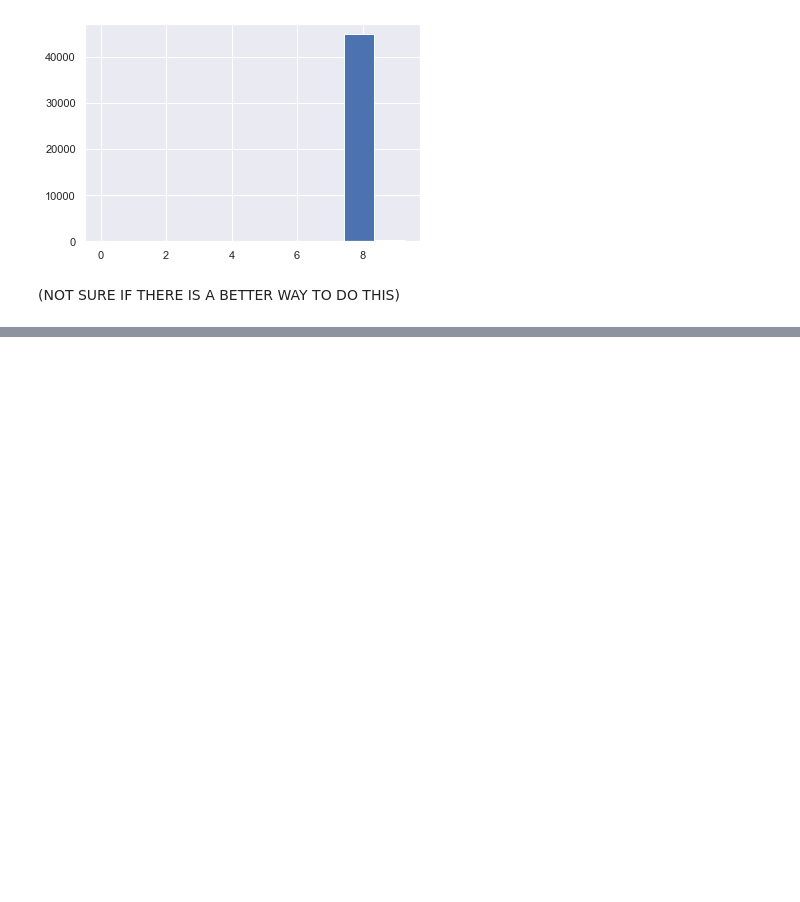
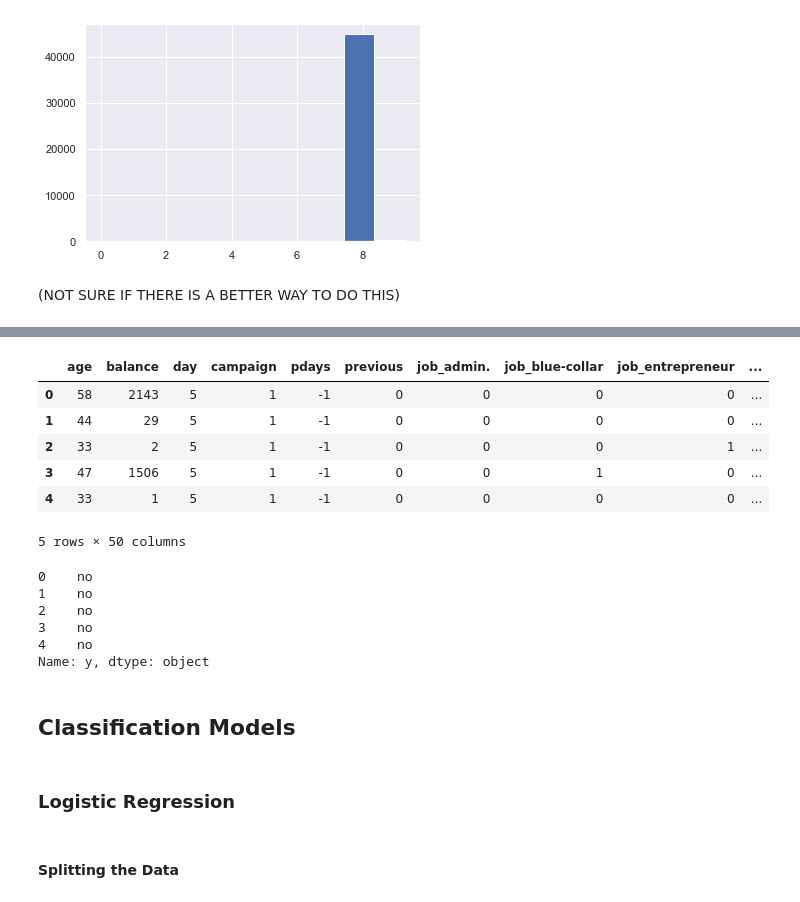
Before and after one commit to janecondon/Bank-Marketing-Campaign-Project, a Jupyter notebook: Bank Marketing Campaign Project.ipynb, the cells around one changed output, grey strips where cells are left out. Saved outputs shown, nothing was run; the diff lists cells and outputs as text; code cells hidden in the pictures; blank space fills up the shorter version.

Commit message:
Added logistic regression models
Not finished, going to fix later and add random forest, SVM, etc.

```diff
--- a/Bank Marketing Campaign Project.ipynb
+++ b/Bank Marketing Campaign Project.ipynb
@@ -230,0 +304,25 @@ plt.hist(campaign_boxcox)
+# %%
+X_2.head()
+# %% [output]
+|  | age | balance | day | campaign | pdays | previous | job_admin. | job_blue-collar | job_entrepreneur | ... |
+| 0 | 58 | 2143 | 5 | 1 | -1 | 0 | 0 | 0 | 0 | ... |
+| 1 | 44 | 29 | 5 | 1 | -1 | 0 | 0 | 0 | 0 | ... |
+| 2 | 33 | 2 | 5 | 1 | -1 | 0 | 0 | 0 | 1 | ... |
+| 3 | 47 | 1506 | 5 | 1 | -1 | 0 | 0 | 1 | 0 | ... |
+| 4 | 33 | 1 | 5 | 1 | -1 | 0 | 0 | 0 | 0 | ... |
+5 rows × 50 columns
+# %%
+y.head()
+# %% [output]
+0    no
+1    no
+2    no
+3    no
+4    no
+Name: y, dtype: object
+# %% [markdown]
+## Classification Models
+# %% [markdown]
+### Logistic Regression
+# %% [markdown]
+#### Splitting the Data
```
Also changed, not shown: parts of 36 cells of this notebook.
